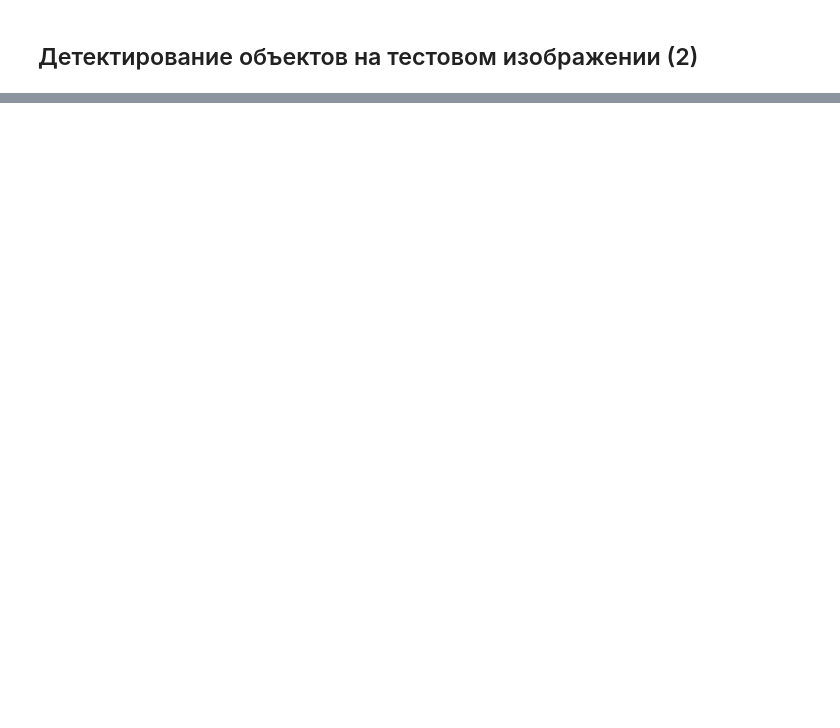
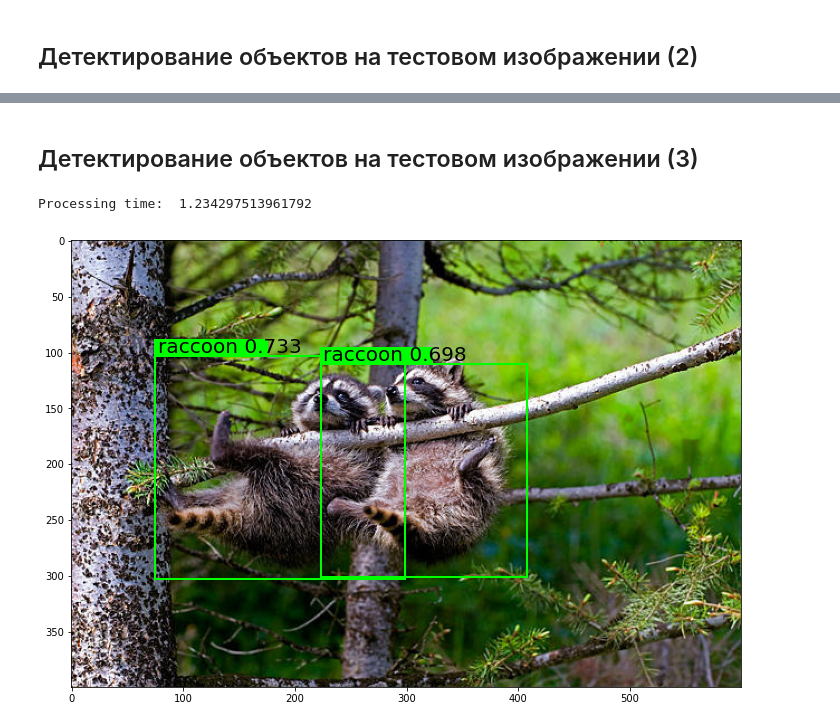
Before and after one commit to evelisko/GB_DL_ComputerVision, a Jupyter notebook: Lesson 5/HW_DL_Lesson_5.ipynb, the cells around one changed output, grey strips where cells are left out. Cells and saved outputs as stored; diff of their text form; code cells hidden in the pictures; blank space fills up the shorter version.

Commit message:
Lesson 5. Детектирование объектов. М1

```diff
--- a/Lesson 5/HW_DL_Lesson_5.ipynb
+++ b/Lesson 5/HW_DL_Lesson_5.ipynb
@@ -210,0 +281,9 @@ draw_predictions(image, predictions)
+# %% [markdown]
+## Детектирование объектов на тестовом изображении (3)
+# %%
+image = imageio.imread('RacoonImages/images/raccoon-63.jpg')
+predictions = detect_objects(image)
+draw_predictions(image, predictions)
+# %% [output]
+Processing time:  1.234297513961792
+[figure, added]
```
Also changed, not shown: parts of 24 cells of this notebook.
